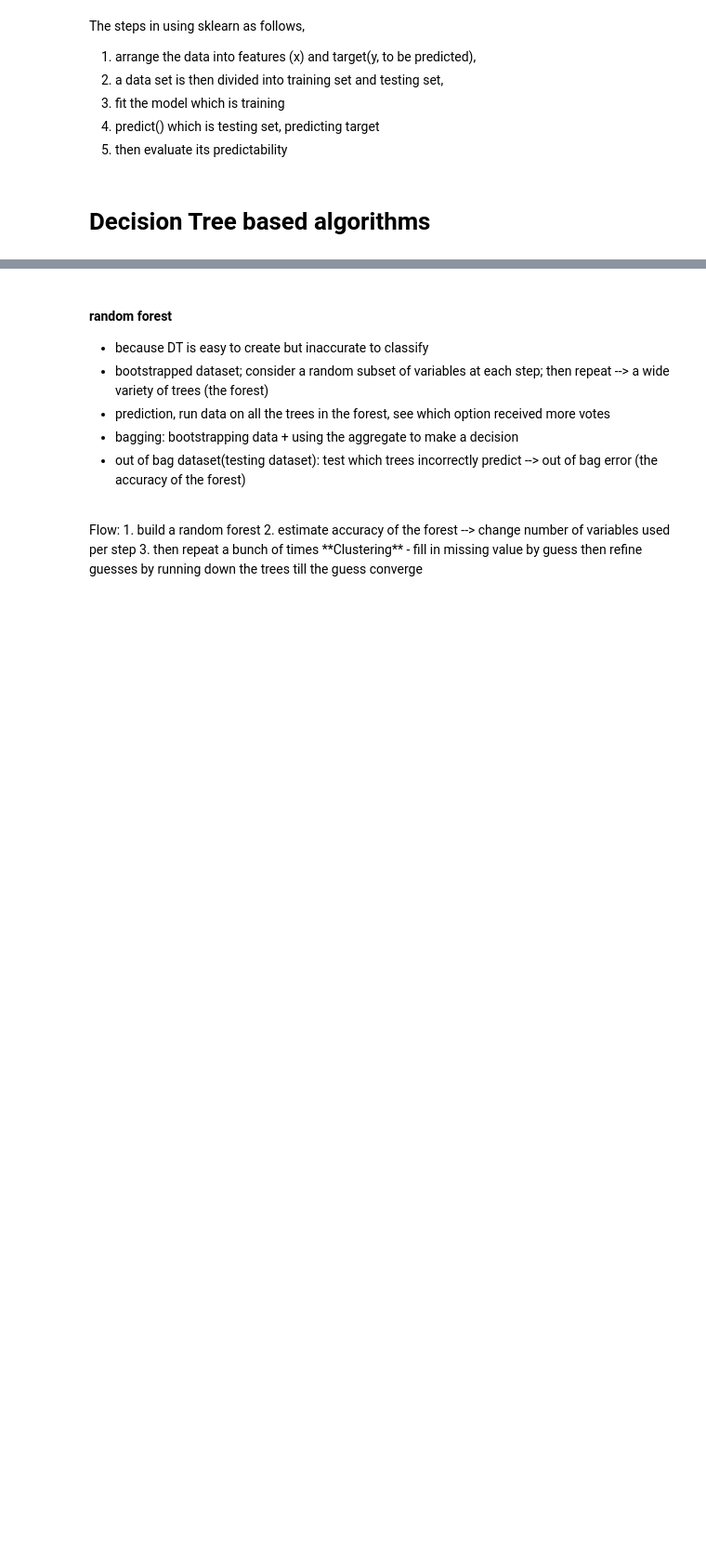
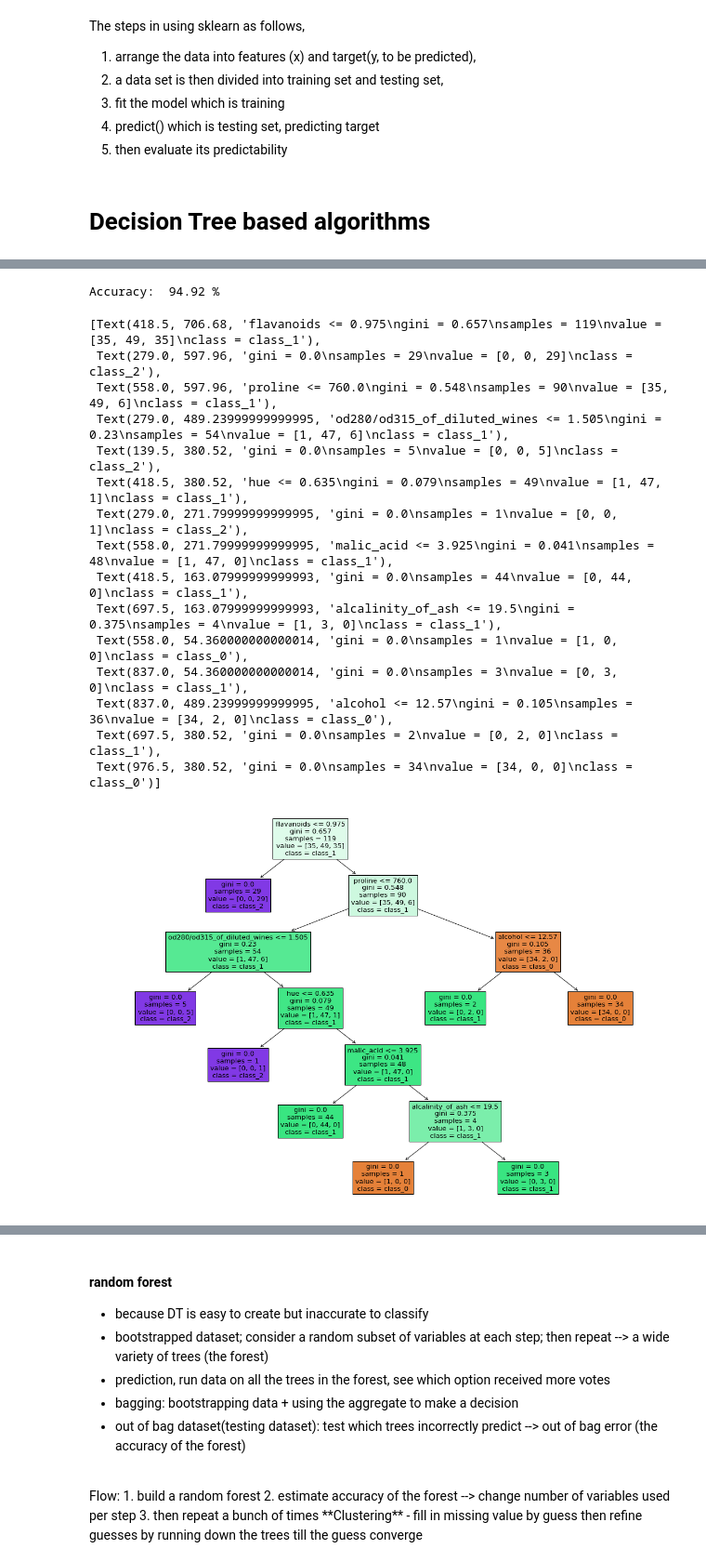
Before and after one commit to HazelIP/Machine-learning2021, a Jupyter notebook: Sci-kit Learn.ipynb, the cells around one changed output, grey strips where cells are left out. Shown: that part at 93% size. Drawn from its saved outputs; the diff is of its cells as text; code cells hidden in the pictures; blank space fills up the shorter version.

Commit message:
decision tree intro tidy up and code v1

```diff
--- a/Sci-kit Learn.ipynb
+++ b/Sci-kit Learn.ipynb
@@ -96 +125,45 @@ Once the network has divided the data down to one example, the example will be p
+# %%
+# load wine data set
+wine = load_wine()
+# arrange data into features and target
+x = wine.data
+y = wine.target
+
+# split dataset into train and test data
+x_train, x_test, y_train, y_test = train_test_split(x, y, test_size=0.33, random_state=1)
+
+# train the model
+dtc = DecisionTreeClassifier()
+dtc.fit(x_train, y_train)
+
+# use the model to predict target
+prediction = dtc.predict(x_test)
+
+#checking accuracy
+# cross_val_score(dtc, wine.data, wine.target, cv=10)
+accuracy = sklearn.metrics.accuracy_score(prediction,y_test)
+print("Accuracy: ", '%.2f'% (accuracy*100),"%")
+# %% [output]
+Accuracy:  94.92 %
+# %%
+# plot the classifier tree
+plt.figure(figsize=(20,14))
+plot_tree(dtc, feature_names=wine.feature_names, class_names=wine.target_names, filled=True)
+# %% [output]
+[Text(418.5, 706.68, 'flavanoids <= 0.975\ngini = 0.657\nsamples = 119\nvalue = [35, 49, 35]\nclass = class_1'),
+ Text(279.0, 597.96, 'gini = 0.0\nsamples = 29\nvalue = [0, 0, 29]\nclass = class_2'),
+ Text(558.0, 597.96, 'proline <= 760.0\ngini = 0.548\nsamples = 90\nvalue = [35, 49, 6]\nclass = class_1'),
+ Text(279.0, 489.23999999999995, 'od280/od315_of_diluted_wines <= 1.505\ngini = 0.23\nsamples = 54\nvalue = [1, 47, 6]\nclass = class_1'),
+ Text(139.5, 380.52, 'gini = 0.0\nsamples = 5\nvalue = [0, 0, 5]\nclass = class_2'),
+ Text(418.5, 380.52, 'hue <= 0.635\ngini = 0.079\nsamples = 49\nvalue = [1, 47, 1]\nclass = class_1'),
+ Text(279.0, 271.79999999999995, 'gini = 0.0\nsamples = 1\nvalue = [0, 0, 1]\nclass = class_2'),
+ Text(558.0, 271.79999999999995, 'malic_acid <= 3.925\ngini = 0.041\nsamples = 48\nvalue = [1, 47, 0]\nclass = class_1'),
+ Text(418.5, 163.07999999999993, 'gini = 0.0\nsamples = 44\nvalue = [0, 44, 0]\nclass = class_1'),
+ Text(697.5, 163.07999999999993, 'alcalinity_of_ash <= 19.5\ngini = 0.375\nsamples = 4\nvalue = [1, 3, 0]\nclass = class_1'),
+ Text(558.0, 54.360000000000014, 'gini = 0.0\nsamples = 1\nvalue = [1, 0, 0]\nclass = class_0'),
+ Text(837.0, 54.360000000000014, 'gini = 0.0\nsamples = 3\nvalue = [0, 3, 0]\nclass = class_1'),
+ Text(837.0, 489.23999999999995, 'alcohol <= 12.57\ngini = 0.105\nsamples = 36\nvalue = [34, 2, 0]\nclass = class_0'),
+ Text(697.5, 380.52, 'gini = 0.0\nsamples = 2\nvalue = [0, 2, 0]\nclass = class_1'),
+ Text(976.5, 380.52, 'gini = 0.0\nsamples = 34\nvalue = [34, 0, 0]\nclass = class_0')]
+[figure, added]
 # %% [markdown]
```
Also changed, not shown: parts of 21 cells of this notebook.
